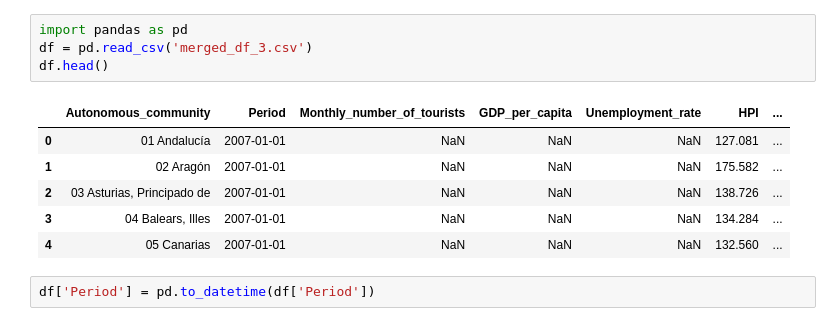
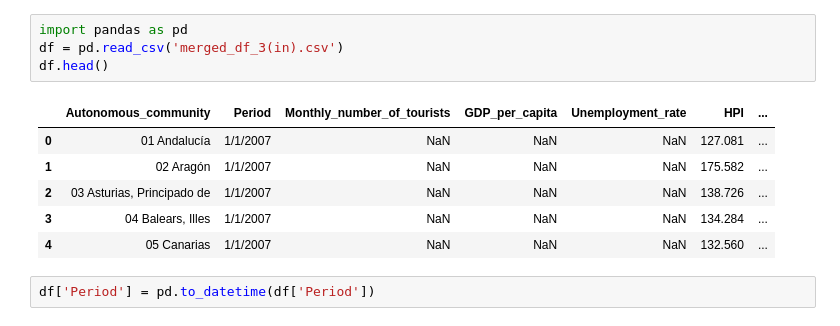
Before and after one commit to haruhiysd/QM-Group-Project, a Jupyter notebook: scatter_plots.ipynb, the cells around one changed output. Drawn from its saved outputs; the diff is of its cells as text.

```diff
--- a/scatter_plots.ipynb
+++ b/scatter_plots.ipynb
@@ -9,14 +9,14 @@ Saving merged_df_3.csv to merged_df_3.csv
 # %%
 import pandas as pd
-df = pd.read_csv('merged_df_3.csv')
+df = pd.read_csv('merged_df_3(in).csv')
 df.head()
 # %% [output]
 |  | Autonomous_community | Period | Monthly_number_of_tourists | GDP_per_capita | Unemployment_rate | HPI | ... |
-| 0 | 01 Andalucía | 2007-01-01 | NaN | NaN | NaN | 127.081 | ... |
-| 1 | 02 Aragón | 2007-01-01 | NaN | NaN | NaN | 175.582 | ... |
-| 2 | 03 Asturias, Principado de | 2007-01-01 | NaN | NaN | NaN | 138.726 | ... |
-| 3 | 04 Balears, Illes | 2007-01-01 | NaN | NaN | NaN | 134.284 | ... |
-| 4 | 05 Canarias | 2007-01-01 | NaN | NaN | NaN | 132.560 | ... |
+| 0 | 01 Andalucía | 1/1/2007 | NaN | NaN | NaN | 127.081 | ... |
+| 1 | 02 Aragón | 1/1/2007 | NaN | NaN | NaN | 175.582 | ... |
+| 2 | 03 Asturias, Principado de | 1/1/2007 | NaN | NaN | NaN | 138.726 | ... |
+| 3 | 04 Balears, Illes | 1/1/2007 | NaN | NaN | NaN | 134.284 | ... |
+| 4 | 05 Canarias | 1/1/2007 | NaN | NaN | NaN | 132.560 | ... |
 # %%
 df['Period'] = pd.to_datetime(df['Period'])
 # %%
```
Also changed, not shown: parts of 5 cells of this notebook.
